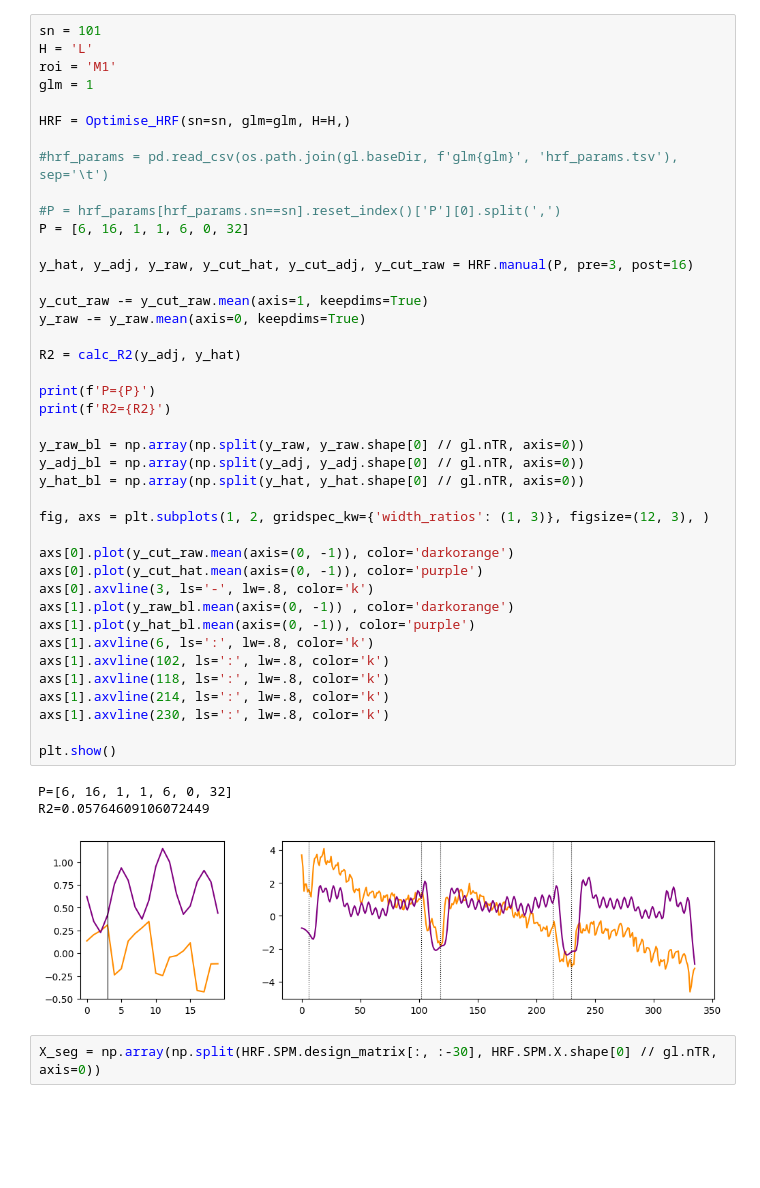
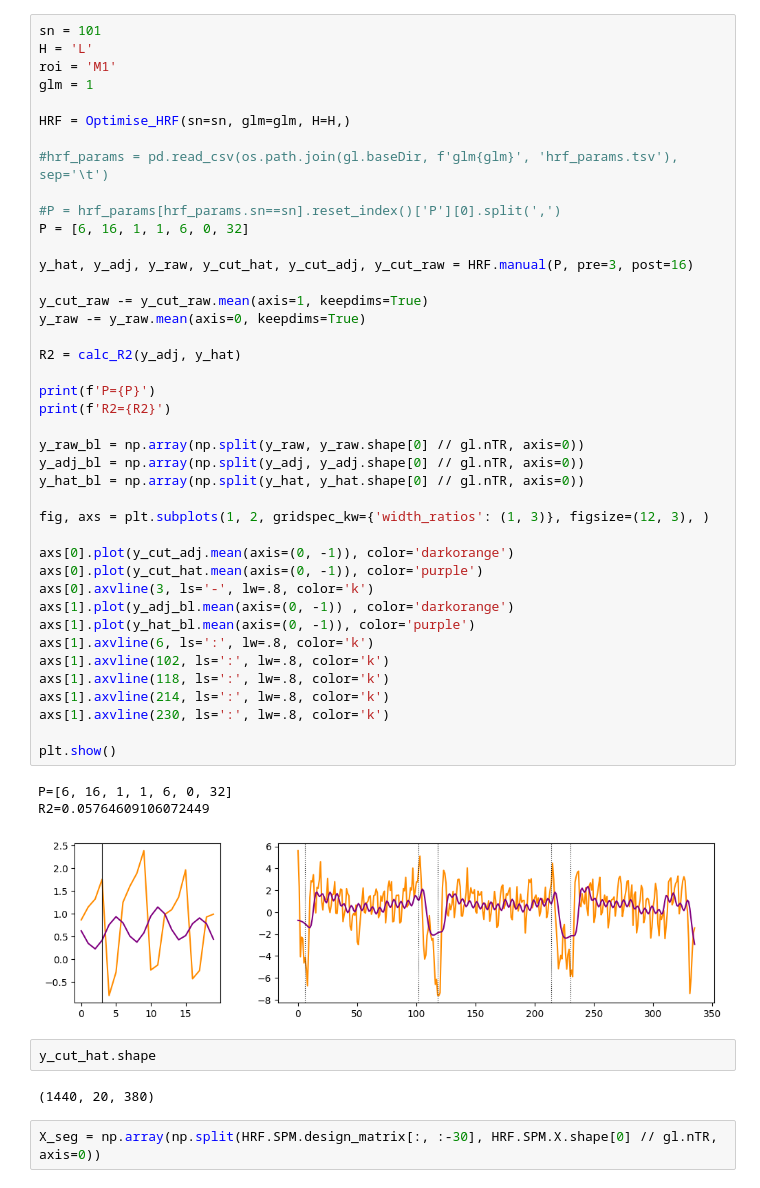
Before and after one commit to mnlmrc/extension-flexion-chords, a Jupyter notebook: notebooks/hrf_individual.ipynb, the cells around one changed output. Saved outputs shown, nothing was run; the diff lists cells and outputs as text; blank space fills up the shorter version.

```diff
--- a/notebooks/hrf_individual.ipynb
+++ b/notebooks/hrf_individual.ipynb
@@ -25,36 +29,40 @@ P = [6, 16, 1, 1, 6, 0, 32]
 
 y_hat, y_adj, y_raw, y_cut_hat, y_cut_adj, y_cut_raw = HRF.manual(P, pre=3, post=16)
 
 y_cut_raw -= y_cut_raw.mean(axis=1, keepdims=True)
 y_raw -= y_raw.mean(axis=0, keepdims=True)
 
 R2 = calc_R2(y_adj, y_hat)
 
 print(f'P={P}')
 print(f'R2={R2}')
 
 y_raw_bl = np.array(np.split(y_raw, y_raw.shape[0] // gl.nTR, axis=0))
 y_adj_bl = np.array(np.split(y_adj, y_adj.shape[0] // gl.nTR, axis=0))
 y_hat_bl = np.array(np.split(y_hat, y_hat.shape[0] // gl.nTR, axis=0))
 
 fig, axs = plt.subplots(1, 2, gridspec_kw={'width_ratios': (1, 3)}, figsize=(12, 3), )
 
-axs[0].plot(y_cut_raw.mean(axis=(0, -1)), color='darkorange')
+axs[0].plot(y_cut_adj.mean(axis=(0, -1)), color='darkorange')
 axs[0].plot(y_cut_hat.mean(axis=(0, -1)), color='purple')
 axs[0].axvline(3, ls='-', lw=.8, color='k')
-axs[1].plot(y_raw_bl.mean(axis=(0, -1)) , color='darkorange')
+axs[1].plot(y_adj_bl.mean(axis=(0, -1)) , color='darkorange')
 axs[1].plot(y_hat_bl.mean(axis=(0, -1)), color='purple')
 axs[1].axvline(6, ls=':', lw=.8, color='k')
 axs[1].axvline(102, ls=':', lw=.8, color='k')
 axs[1].axvline(118, ls=':', lw=.8, color='k')
 axs[1].axvline(214, ls=':', lw=.8, color='k')
 axs[1].axvline(230, ls=':', lw=.8, color='k')
 
 plt.show()
 # %% [output]
 P=[6, 16, 1, 1, 6, 0, 32]
 R2=0.05764609106072449
-[figure, old version]
+[figure, new version]
+# %%
+y_cut_hat.shape
+# %% [output]
+(1440, 20, 380)
 # %%
 X_seg = np.array(np.split(HRF.SPM.design_matrix[:, :-30], HRF.SPM.X.shape[0] // gl.nTR, axis=0))
 # %%
```
Also changed, not shown: parts of 5 cells of this notebook, 3 other files.
